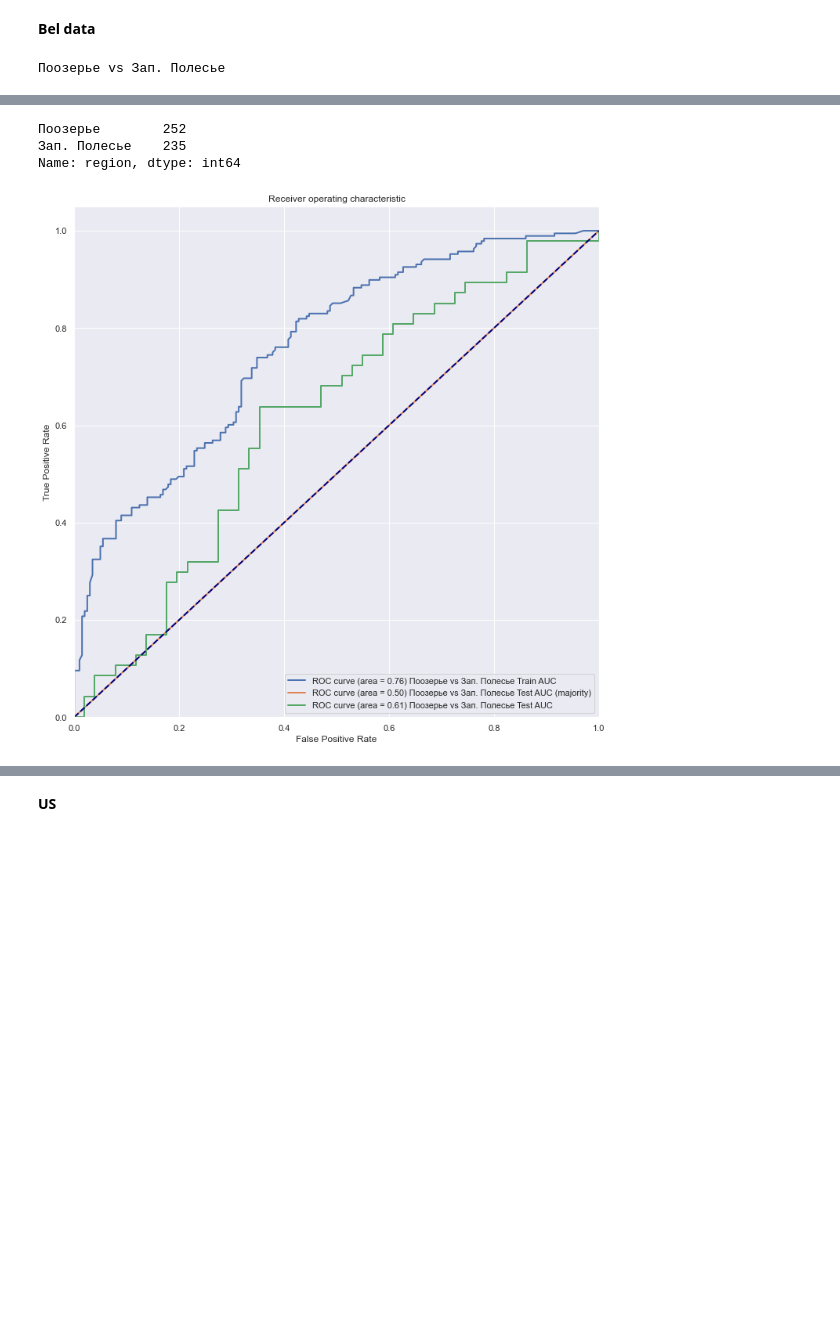
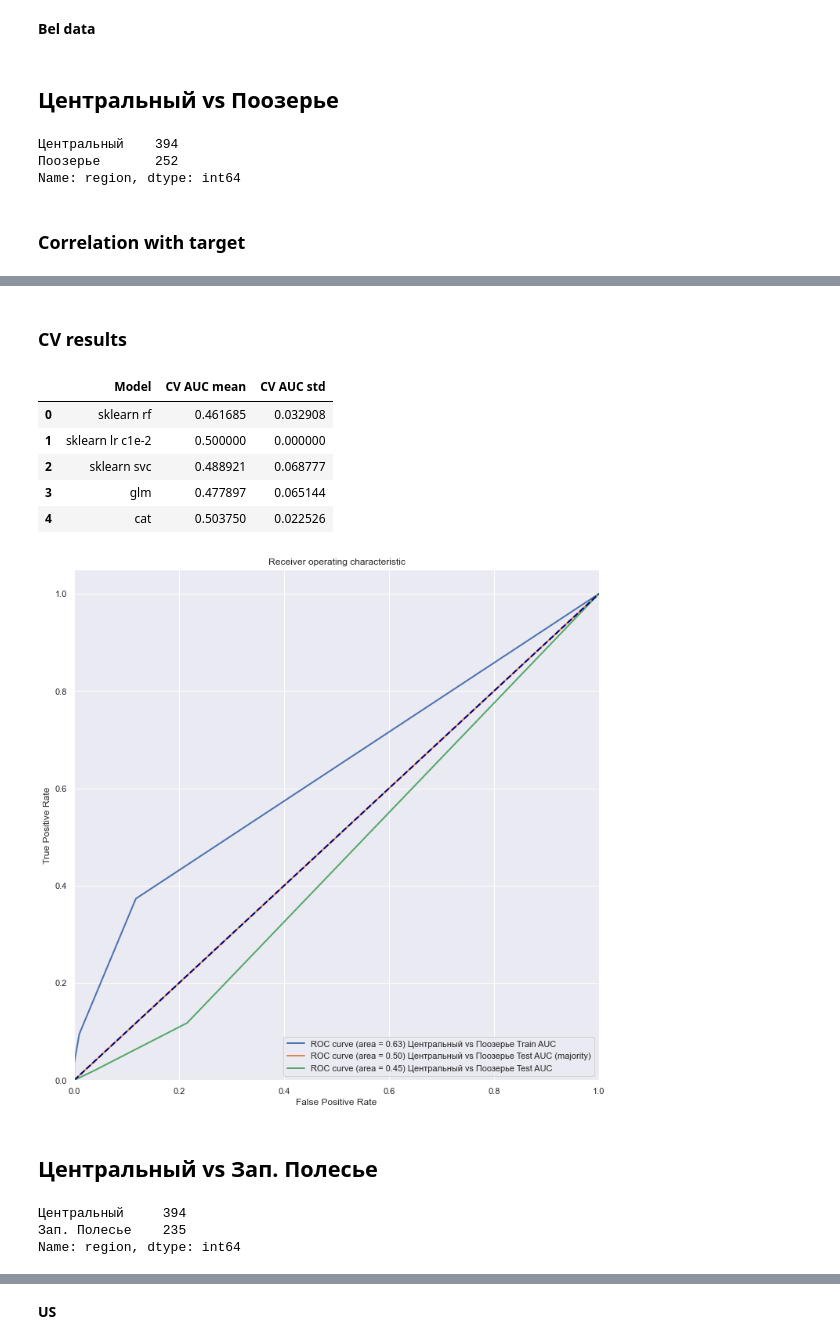
Before and after one commit to dzemidkada/bsu-genomics, a Jupyter notebook: notebooks/Data_overview.ipynb, the cells around one changed output, grey strips where cells are left out. Saved outputs shown, nothing was run; the diff lists cells and outputs as text; code cells hidden in the pictures; blank space fills up the shorter version.

```diff
--- a/notebooks/Data_overview.ipynb
+++ b/notebooks/Data_overview.ipynb
@@ -91,15 +101,17 @@ vizualize_pca(dh.get('new_bel_vs_us'), 'source')
 # %% [markdown]
 **Bel data**
 # %%
-from lightgbm import LGBMClassifier
 from populations.clf_utils import one_vs_one_clfs, one_vs_all_clfs
-from functools import partial
 
 one_vs_one_clfs(
     dh.get('bel_data').df,
     dh.get('bel_data').loci,
     'region',
-    partial(lambda params: LGBMClassifier(**params), params={'num_leaves': 3, 'n_estimators': 20})
+    folds
 )
 # %% [output]
+Центральный vs Поозерье
-Поозерье vs Зап. Полесье
+Центральный    394
+Поозерье       252
+Name: region, dtype: int64
+Correlation with target
@@ -106,4 +122,12 @@ one_vs_one_clfs(
+CV results
+|  | Model | CV AUC mean | CV AUC std |
+| 0 | sklearn rf | 0.461685 | 0.032908 |
+| 1 | sklearn lr c1e-2 | 0.500000 | 0.000000 |
+| 2 | sklearn svc | 0.488921 | 0.068777 |
+| 3 | glm | 0.477897 | 0.065144 |
+| 4 | cat | 0.503750 | 0.022526 |
+[figure, new version]
+Центральный vs Зап. Полесье
-Поозерье        252
+Центральный     394
 Зап. Полесье    235
 Name: region, dtype: int64
-[figure, old version]
```
Also changed, not shown: parts of 11 cells of this notebook, 10 other files.
